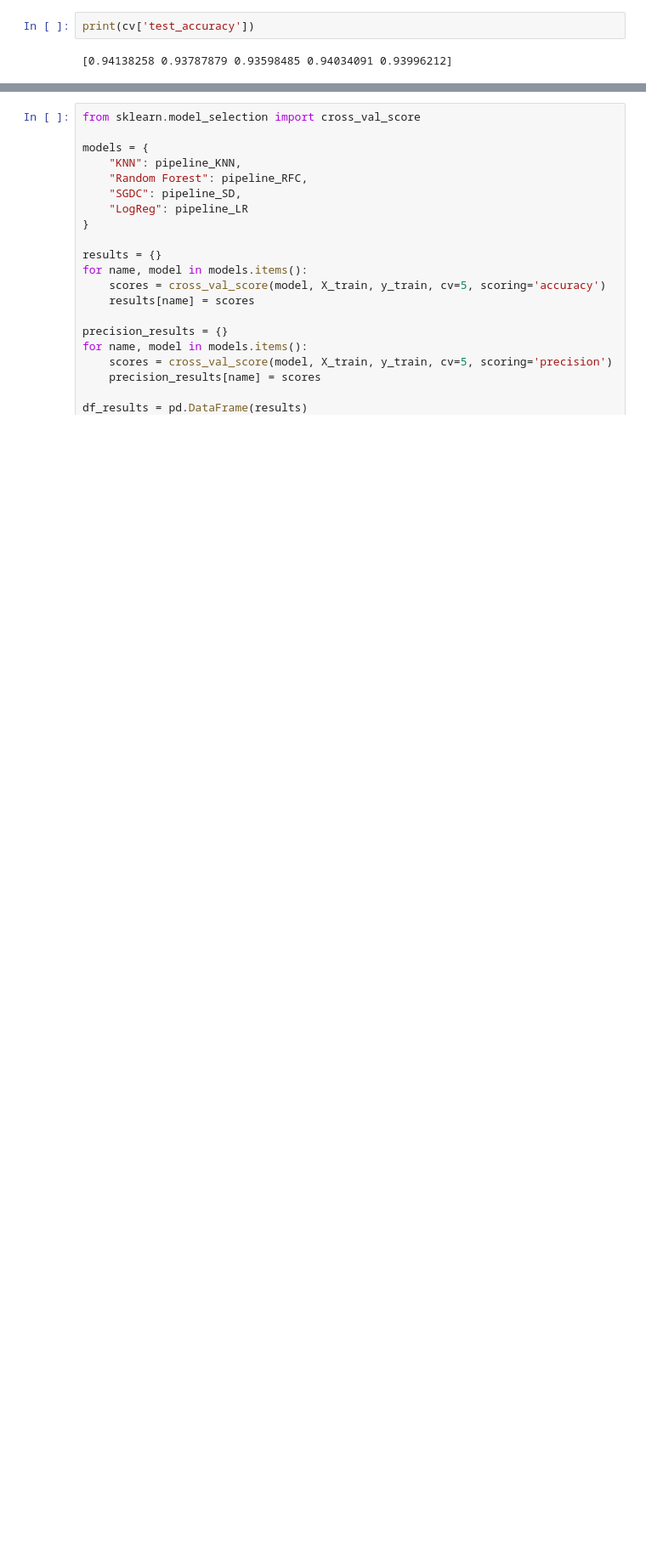
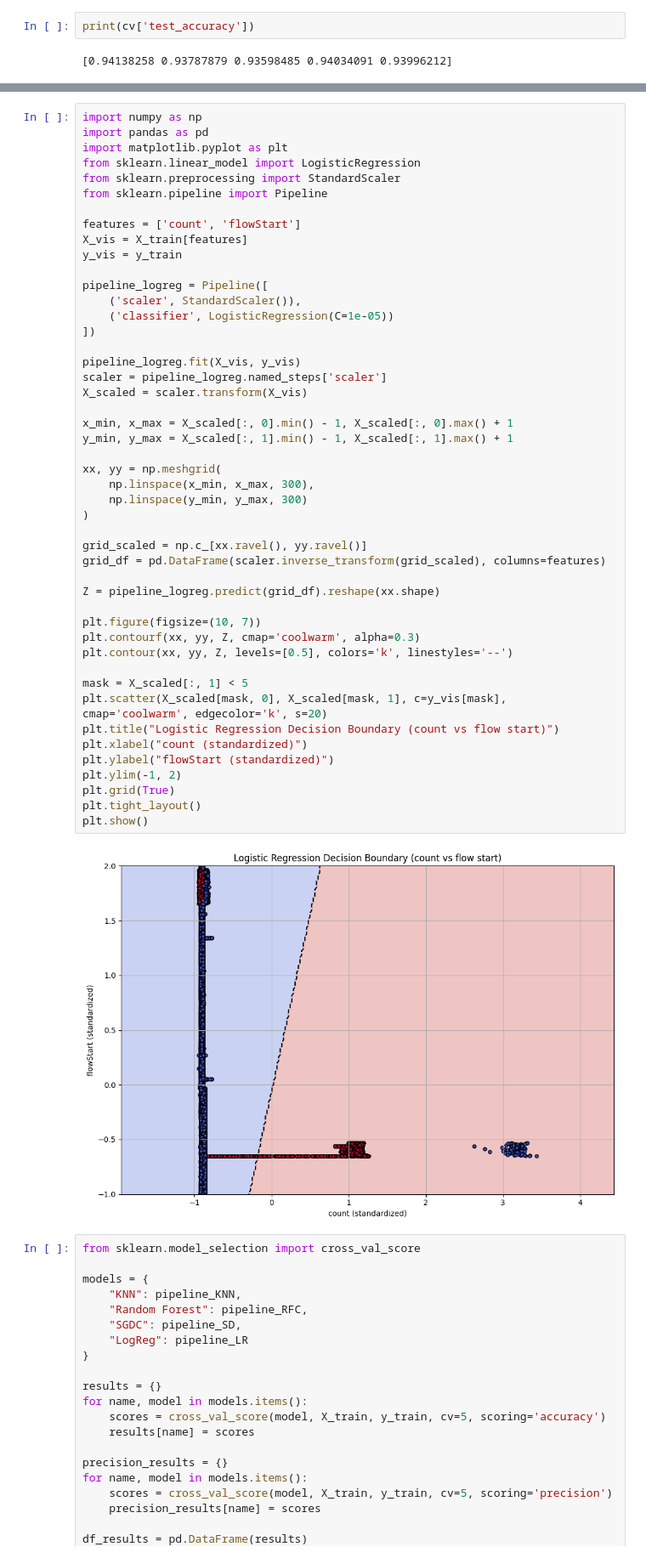
Before and after one commit to ChristopherZinati/483-final-project, a Jupyter notebook: OPCUA_notebook.ipynb, the cells around one changed output, grey strips where cells are left out. Shown at 85% size. Cells and saved outputs as stored; diff of their text form; blank space fills up the shorter version.

```diff
--- a/OPCUA_notebook.ipynb
+++ b/OPCUA_notebook.ipynb
@@ -1441,3 +1498,52 @@ plt.show()
+# %%
+import numpy as np
+import pandas as pd
+import matplotlib.pyplot as plt
+from sklearn.linear_model import LogisticRegression
+from sklearn.preprocessing import StandardScaler
+from sklearn.pipeline import Pipeline
+
+features = ['count', 'flowStart']
+X_vis = X_train[features]
+y_vis = y_train
+
+pipeline_logreg = Pipeline([
+    ('scaler', StandardScaler()),
+    ('classifier', LogisticRegression(C=1e-05))
+])
+
+pipeline_logreg.fit(X_vis, y_vis)
+scaler = pipeline_logreg.named_steps['scaler']
+X_scaled = scaler.transform(X_vis)
+
+x_min, x_max = X_scaled[:, 0].min() - 1, X_scaled[:, 0].max() + 1
+y_min, y_max = X_scaled[:, 1].min() - 1, X_scaled[:, 1].max() + 1
+
+xx, yy = np.meshgrid(
+    np.linspace(x_min, x_max, 300),
+    np.linspace(y_min, y_max, 300)
+)
+
+grid_scaled = np.c_[xx.ravel(), yy.ravel()]
+grid_df = pd.DataFrame(scaler.inverse_transform(grid_scaled), columns=features)
+
+Z = pipeline_logreg.predict(grid_df).reshape(xx.shape)
+
+plt.figure(figsize=(10, 7))
+plt.contourf(xx, yy, Z, cmap='coolwarm', alpha=0.3)
+plt.contour(xx, yy, Z, levels=[0.5], colors='k', linestyles='--')
+
+mask = X_scaled[:, 1] < 5
+plt.scatter(X_scaled[mask, 0], X_scaled[mask, 1], c=y_vis[mask], cmap='coolwarm', edgecolor='k', s=20)
+plt.title("Logistic Regression Decision Boundary (count vs flow start)")
+plt.xlabel("count (standardized)")
+plt.ylabel("flowStart (standardized)")
+plt.ylim(-1, 2)
+plt.grid(True)
+plt.tight_layout()
+plt.show()
+# %% [output]
+[figure, added]
 # %%
 from sklearn.model_selection import cross_val_score
 
```
Also changed, not shown: parts of 15 cells of this notebook.
